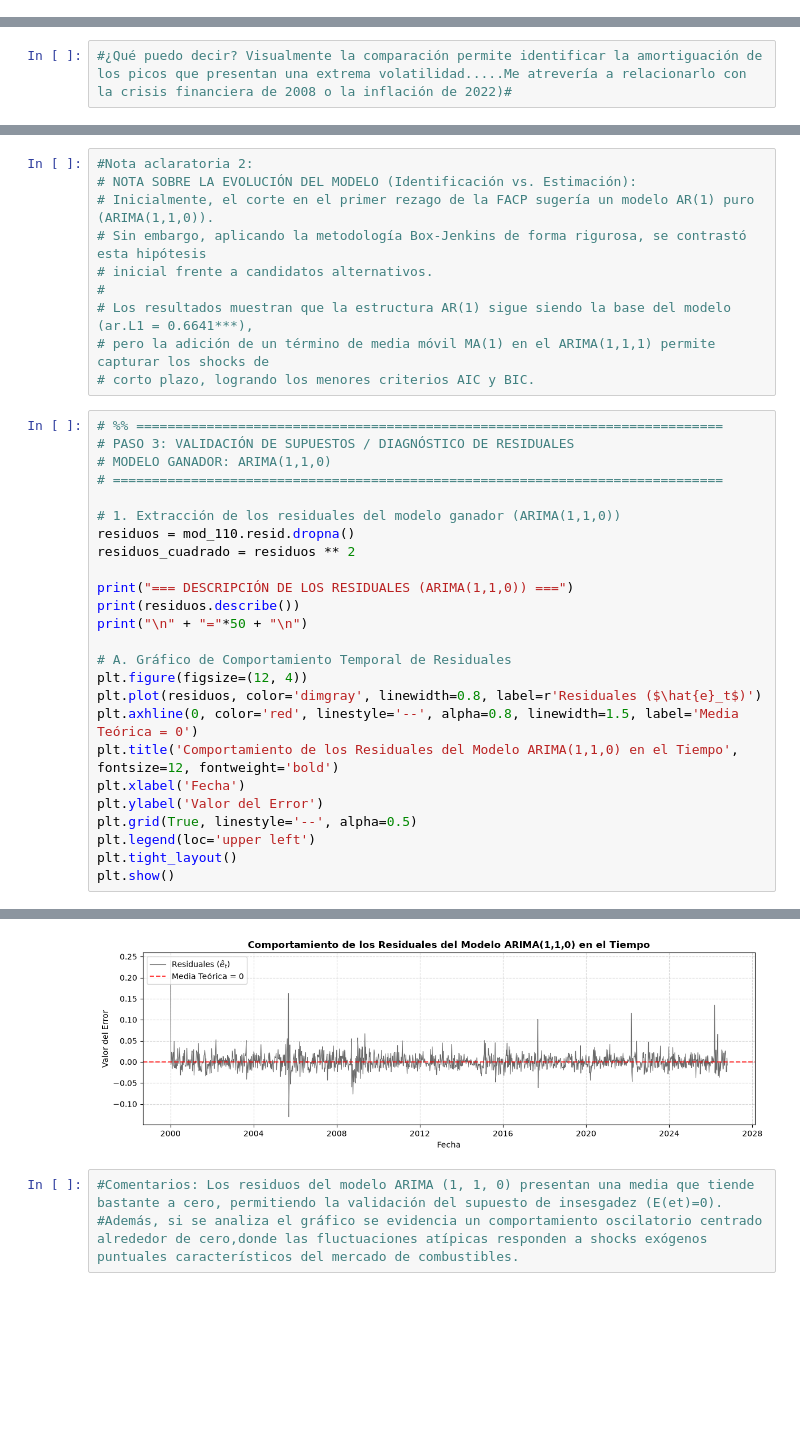
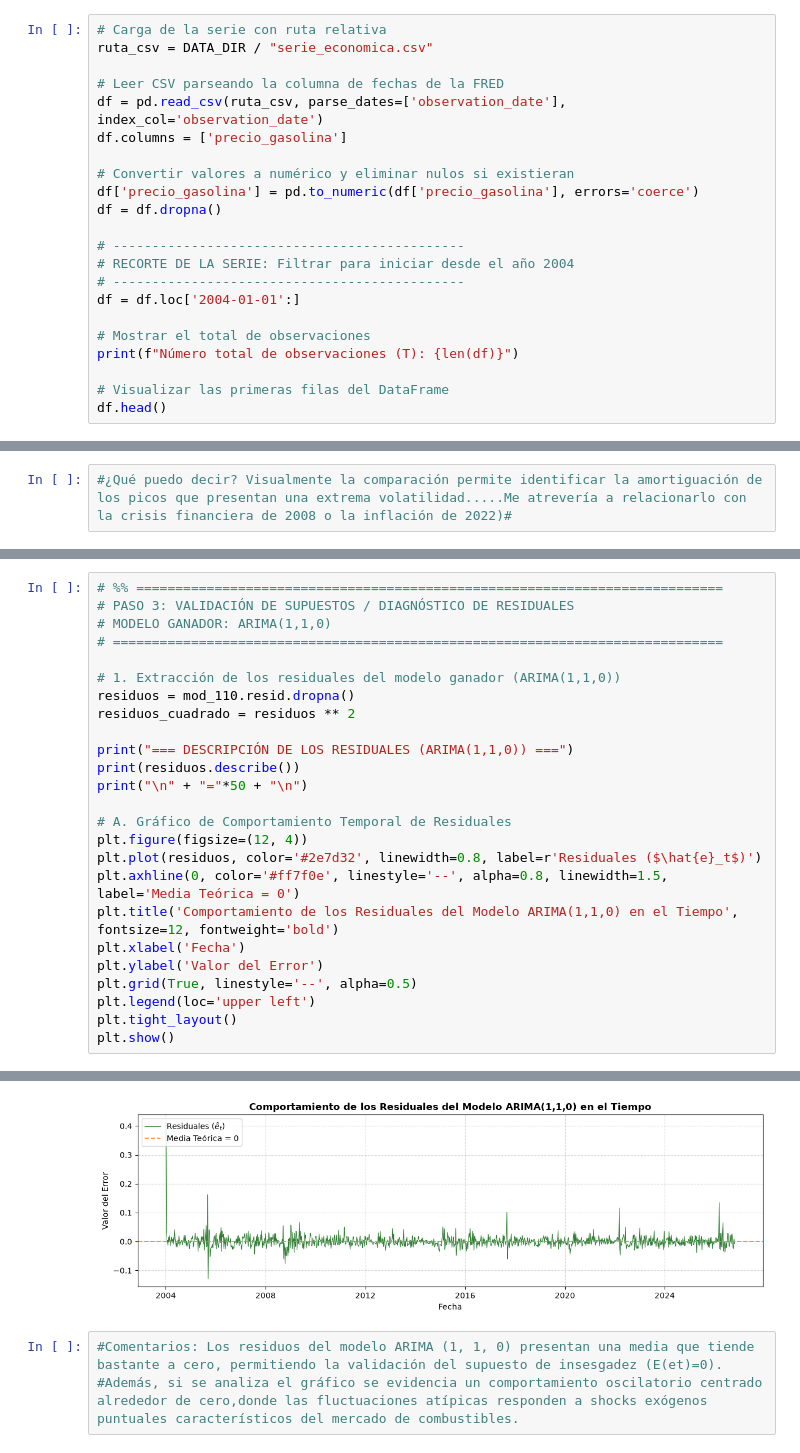
Before and after one commit to dtorrespi-hue/Poster-econometria-II, a Jupyter notebook: PostereconometriaII.ipynb, the cells around one changed output, grey strips where cells are left out. Saved outputs shown, nothing was run; the diff lists cells and outputs as text; blank space fills up the shorter version.

```diff
--- a/PostereconometriaII.ipynb
+++ b/PostereconometriaII.ipynb
@@ -63,0 +33,22 @@ Número total de observaciones (T): 1399
+# %%
+# Carga de la serie con ruta relativa
+ruta_csv = DATA_DIR / "serie_economica.csv"
+
+# Leer CSV parseando la columna de fechas de la FRED
+df = pd.read_csv(ruta_csv, parse_dates=['observation_date'], index_col='observation_date')
+df.columns = ['precio_gasolina']
+
+# Convertir valores a numérico y eliminar nulos si existieran
+df['precio_gasolina'] = pd.to_numeric(df['precio_gasolina'], errors='coerce')
+df = df.dropna()
+
+# ---------------------------------------------
+# RECORTE DE LA SERIE: Filtrar para iniciar desde el año 2004
+# ---------------------------------------------
+df = df.loc['2004-01-01':]
+
+# Mostrar el total de observaciones
+print(f"Número total de observaciones (T): {len(df)}")
+
+# Visualizar las primeras filas del DataFrame
+df.head()
@@ -310,15 +351,5 @@ Standard errors in parentheses.
 # favorece una especificación más parsimoniosa, el ARIMA(1,1,0) surge
 # como una alternativa más bonita para la estimación de nuestro modelo :D.
-# %%
-#Nota aclaratoria 2:
-# NOTA SOBRE LA EVOLUCIÓN DEL MODELO (Identificación vs. Estimación):
-# Inicialmente, el corte en el primer rezago de la FACP sugería un modelo AR(1) puro (ARIMA(1,1,0)).
-# Sin embargo, aplicando la metodología Box-Jenkins de forma rigurosa, se contrastó esta hipótesis
-# inicial frente a candidatos alternativos.
-#
-# Los resultados muestran que la estructura AR(1) sigue siendo la base del modelo (ar.L1 = 0.6641***),
-# pero la adición de un término de media móvil MA(1) en el ARIMA(1,1,1) permite capturar los shocks de
-# corto plazo, logrando los menores criterios AIC y BIC.
 # %%
 # %% ===========================================================================
 # PASO 3: VALIDACIÓN DE SUPUESTOS / DIAGNÓSTICO DE RESIDUALES
@@ -335,8 +366,8 @@ print("\n" + "="*50 + "\n")
 
 # A. Gráfico de Comportamiento Temporal de Residuales
 plt.figure(figsize=(12, 4))
-plt.plot(residuos, color='dimgray', linewidth=0.8, label=r'Residuales ($\hat{e}_t$)')
-plt.axhline(0, color='red', linestyle='--', alpha=0.8, linewidth=1.5, label='Media Teórica = 0')
+plt.plot(residuos, color='#2e7d32', linewidth=0.8, label=r'Residuales ($\hat{e}_t$)')
+plt.axhline(0, color='#ff7f0e', linestyle='--', alpha=0.8, linewidth=1.5, label='Media Teórica = 0')
 plt.title('Comportamiento de los Residuales del Modelo ARIMA(1,1,0) en el Tiempo', fontsize=12, fontweight='bold')
 plt.xlabel('Fecha')
 plt.ylabel('Valor del Error')
@@ -357,7 +388,7 @@ max         0.240590
 dtype: float64
 
 ==================================================
-[figure, old version]
+[figure, new version]
 # %%
 #Comentarios: Los residuos del modelo ARIMA (1, 1, 0) presentan una media que tiende bastante a cero, permitiendo la validación del supuesto de insesgadez (E(et)=0).
 #Además, si se analiza el gráfico se evidencia un comportamiento oscilatorio centrado alrededor de cero,donde las fluctuaciones atípicas responden a shocks exógenos puntuales característicos del mercado de combustibles.
```
Also changed, not shown: parts of 20 cells of this notebook.
